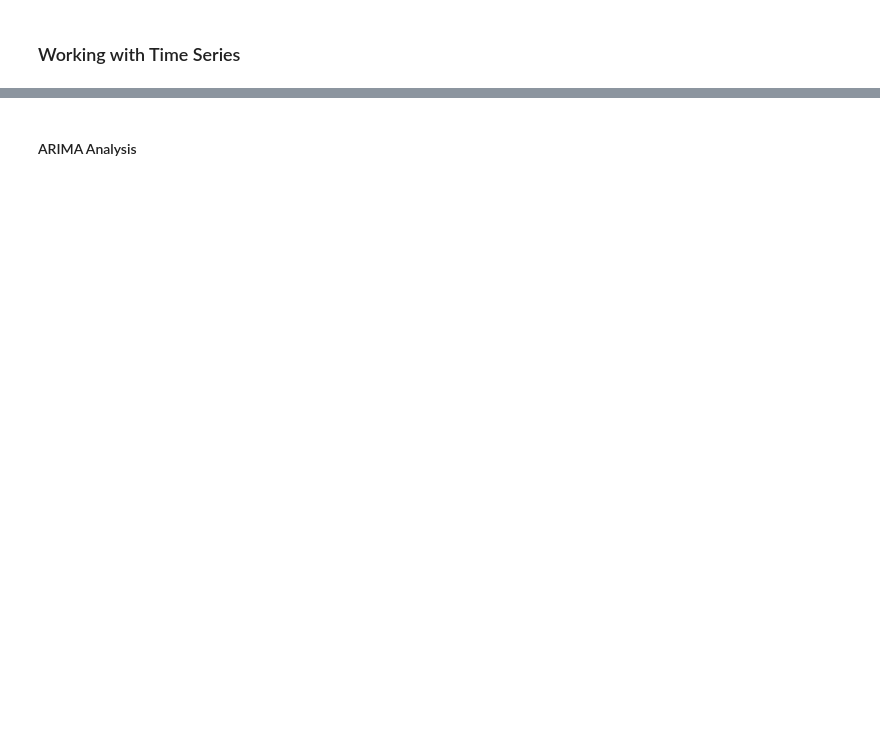
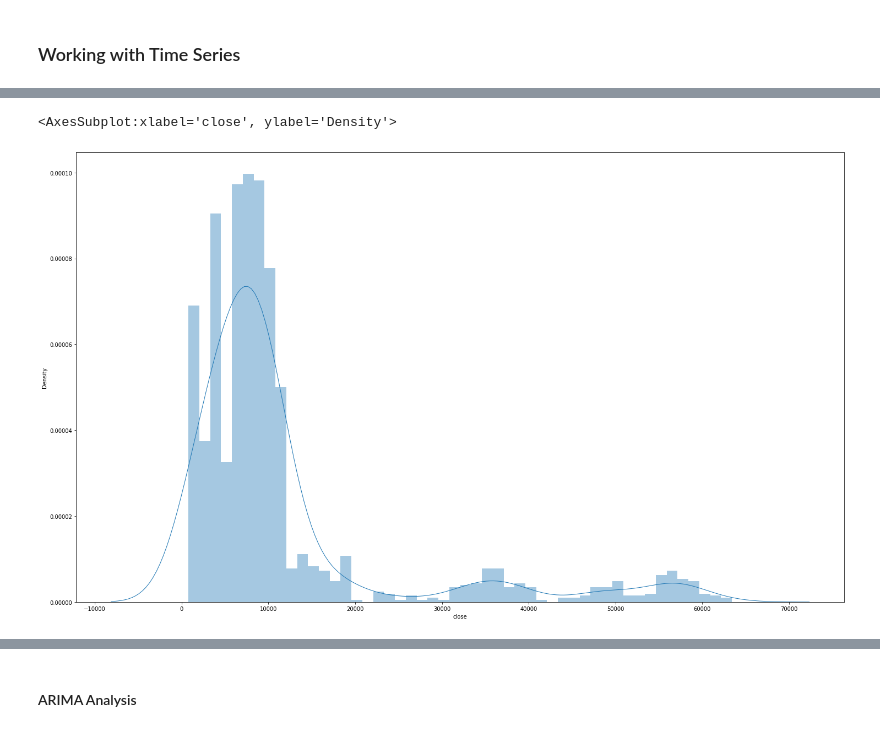
Before and after one commit to sebastianchaves/tp-ps-2021, a Jupyter notebook: trabajo-practico.ipynb, the cells around one changed output, grey strips where cells are left out. Saved outputs shown, nothing was run; the diff lists cells and outputs as text; code cells hidden in the pictures; blank space fills up the shorter version.

```diff
--- a/trabajo-practico.ipynb
+++ b/trabajo-practico.ipynb
@@ -178,0 +195,6 @@ sns.lineplot(x = df.index, y = prices)
+# %%
+# Histograma
+sns.distplot(df.close)
+# %% [output]
+<AxesSubplot:xlabel='close', ylabel='Density'>
+[figure, added]
```
Also changed, not shown: parts of 14 cells of this notebook.
